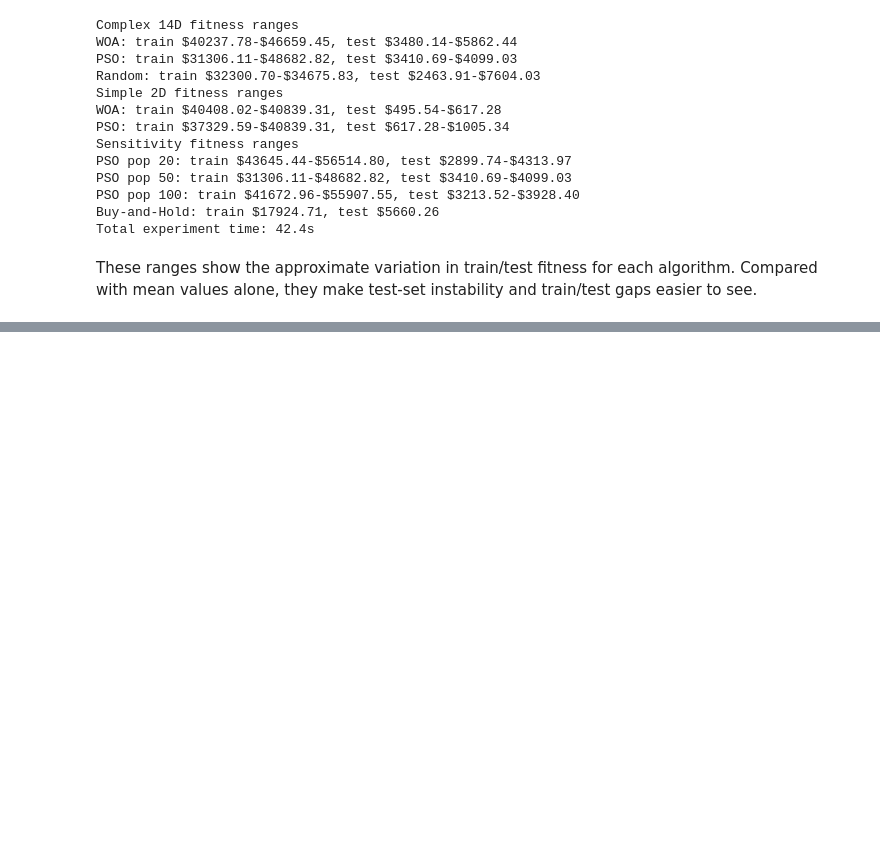
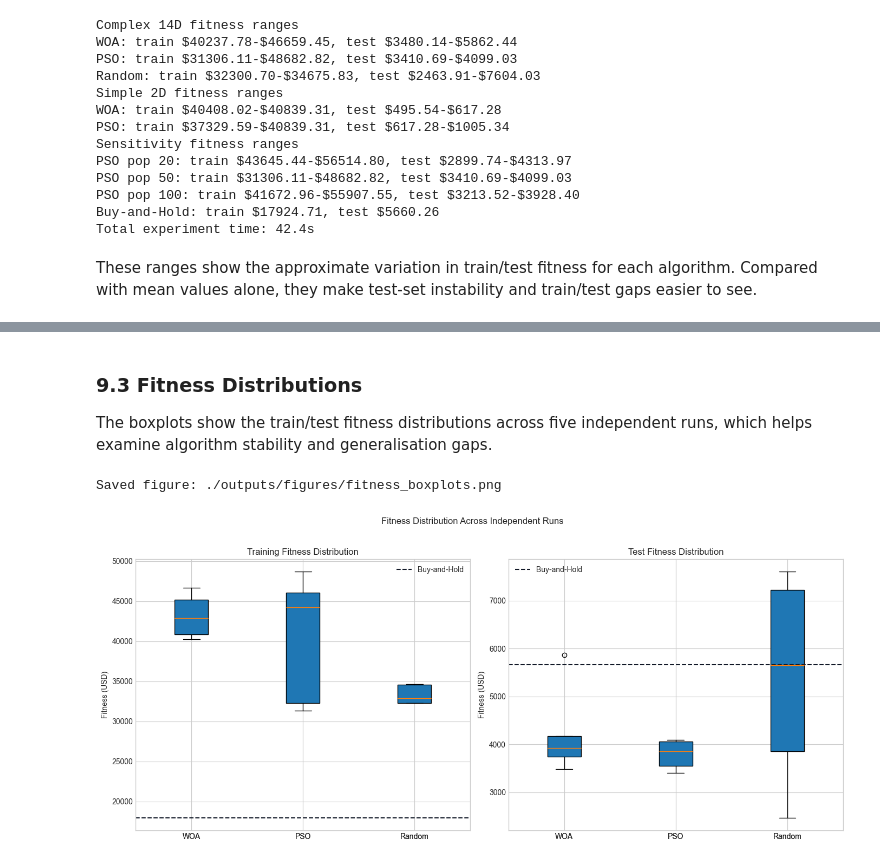
Before and after one commit to vneo-m/bitcoin-trading-optimization, a Jupyter notebook: bitcoin-trading-optimization.ipynb, the cells around one changed output, grey strips where cells are left out. Saved outputs shown, nothing was run; the diff lists cells and outputs as text; code cells hidden in the pictures; blank space fills up the shorter version.

```diff
--- a/bitcoin-trading-optimization.ipynb
+++ b/bitcoin-trading-optimization.ipynb
@@ -1345,0 +1513,29 @@ These ranges show the approximate variation in train/test fitness for each algor
+# %% [markdown]
+### 9.3 Fitness Distributions
+
+The boxplots show the train/test fitness distributions across five independent runs, which helps examine algorithm stability and generalisation gaps.
+# %%
+complex_algorithms = ["WOA", "PSO", "Random"]
+train_box_values = [complex_results[algorithm]["train_fitness"] for algorithm in complex_algorithms]
+test_box_values = [complex_results[algorithm]["test_fitness"] for algorithm in complex_algorithms]
+
+fig, axes = plt.subplots(1, 2, figsize=(14, 6), sharex=True)
+axes[0].boxplot(train_box_values, tick_labels=complex_algorithms, patch_artist=True)
+axes[0].axhline(buy_hold_train, color="#111827", linestyle="--", linewidth=1.5, label="Buy-and-Hold")
+axes[0].set_title("Training Fitness Distribution")
+axes[0].set_ylabel("Fitness (USD)")
+axes[0].legend(loc="best")
+
+axes[1].boxplot(test_box_values, tick_labels=complex_algorithms, patch_artist=True)
+axes[1].axhline(buy_hold_test, color="#111827", linestyle="--", linewidth=1.5, label="Buy-and-Hold")
+axes[1].set_title("Test Fitness Distribution")
+axes[1].set_ylabel("Fitness (USD)")
+axes[1].legend(loc="best")
+
+fig.suptitle("Fitness Distribution Across Independent Runs", y=1.02)
+fig.tight_layout()
+save_figure(fig, "fitness_boxplots.png")
+plt.show()
+# %% [output]
+Saved figure: ./outputs/figures/fitness_boxplots.png
+[figure, added]
```
Also changed, not shown: parts of 27 cells of this notebook, 9 other files.
